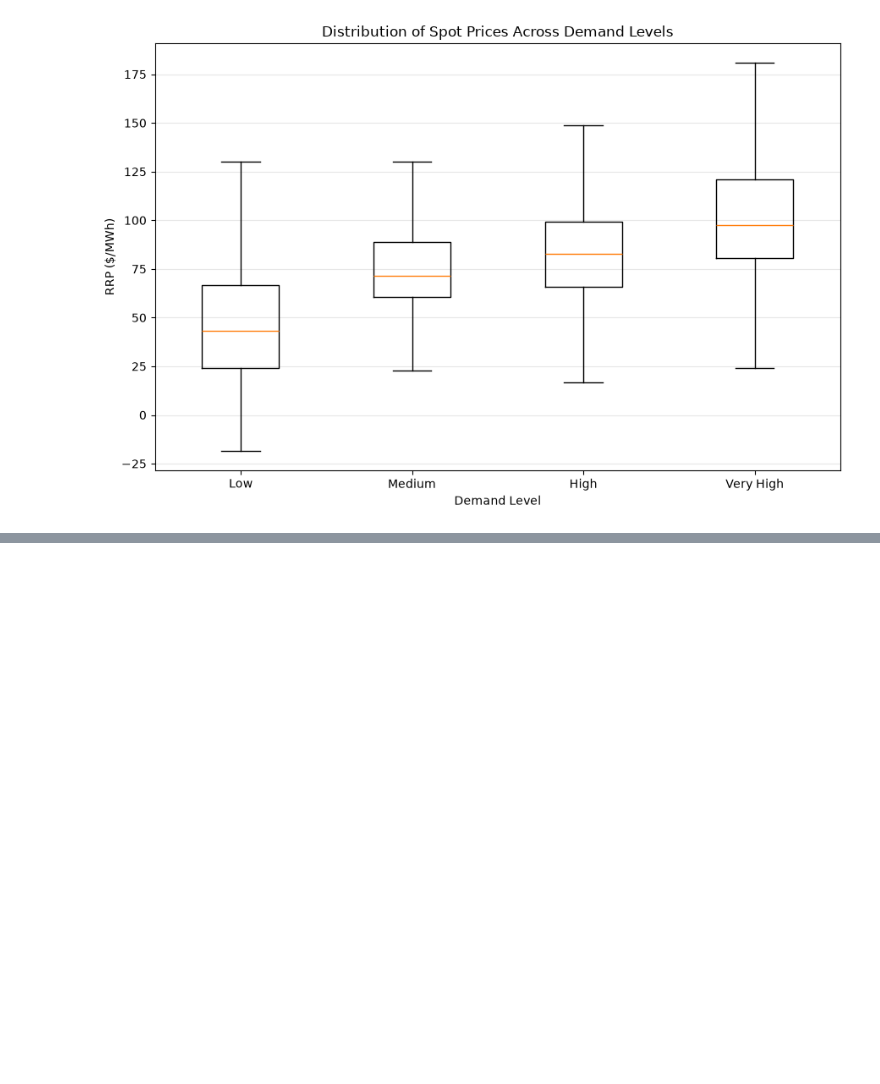
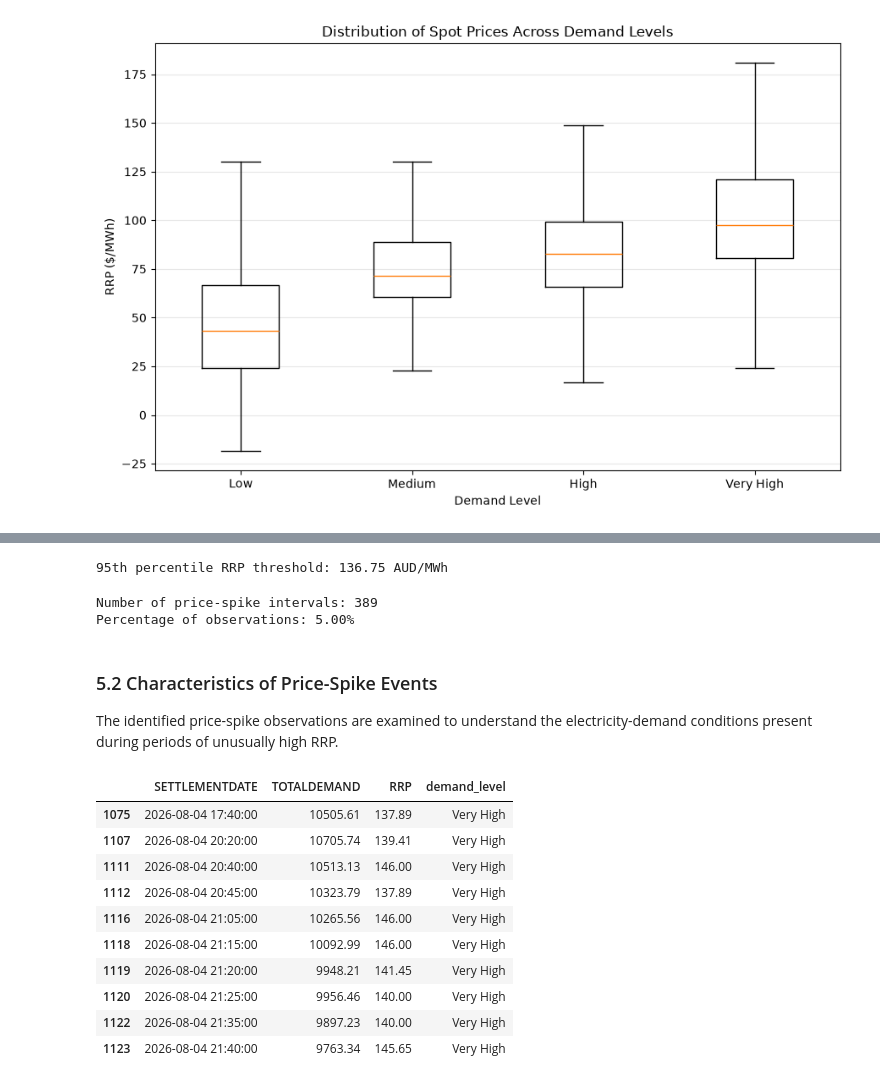
Before and after one commit to klm2109/australian-energy-market-analytics, a Jupyter notebook: notebooks/Price_Demand Analysis.ipynb, the cells around one changed output, grey strips where cells are left out. Drawn from its saved outputs; the diff is of its cells as text; code cells hidden in the pictures; blank space fills up the shorter version.

Commit message:
Investigate the definition and characteristic of Price-Spike Event

```diff
--- a/notebooks/Price_Demand Analysis.ipynb
+++ b/notebooks/Price_Demand Analysis.ipynb
@@ -282,0 +320,40 @@ plt.show()
+# %%
+spike_threshold = df["RRP"].quantile(0.95)
+
+print(f"95th percentile RRP threshold: {spike_threshold:.2f} AUD/MWh")
+# %% [output]
+95th percentile RRP threshold: 136.75 AUD/MWh
+# %%
+# Check the number
+# Because you're using the 95th percentile, you should expect approximately 5% of the observations to qualify.
+df["price_spike"] = df["RRP"] > spike_threshold
+spike_count = df["price_spike"].sum()
+
+print(f"Number of price-spike intervals: {spike_count}")
+print(f"Percentage of observations: {spike_count / len(df) * 100:.2f}%")
+# %% [output]
+Number of price-spike intervals: 389
+Percentage of observations: 5.00%
+# %% [markdown]
+### 5.2 Characteristics of Price-Spike Events
+
+The identified price-spike observations are examined to understand the
+electricity-demand conditions present during periods of unusually high RRP.
+# %%
+spikes = df[df["price_spike"]].copy()
+
+spikes[
+    ["SETTLEMENTDATE", "TOTALDEMAND", "RRP", "demand_level"]
+].head(10)
+# %% [output]
+|  | SETTLEMENTDATE | TOTALDEMAND | RRP | demand_level |
+| 1075 | 2026-08-04 17:40:00 | 10505.61 | 137.89 | Very High |
+| 1107 | 2026-08-04 20:20:00 | 10705.74 | 139.41 | Very High |
+| 1111 | 2026-08-04 20:40:00 | 10513.13 | 146.00 | Very High |
+| 1112 | 2026-08-04 20:45:00 | 10323.79 | 137.89 | Very High |
+| 1116 | 2026-08-04 21:05:00 | 10265.56 | 146.00 | Very High |
+| 1118 | 2026-08-04 21:15:00 | 10092.99 | 146.00 | Very High |
+| 1119 | 2026-08-04 21:20:00 | 9948.21 | 141.45 | Very High |
+| 1120 | 2026-08-04 21:25:00 | 9956.46 | 140.00 | Very High |
+| 1122 | 2026-08-04 21:35:00 | 9897.23 | 140.00 | Very High |
+| 1123 | 2026-08-04 21:40:00 | 9763.34 | 145.65 | Very High |
```
Also changed, not shown: parts of 5 cells of this notebook.
